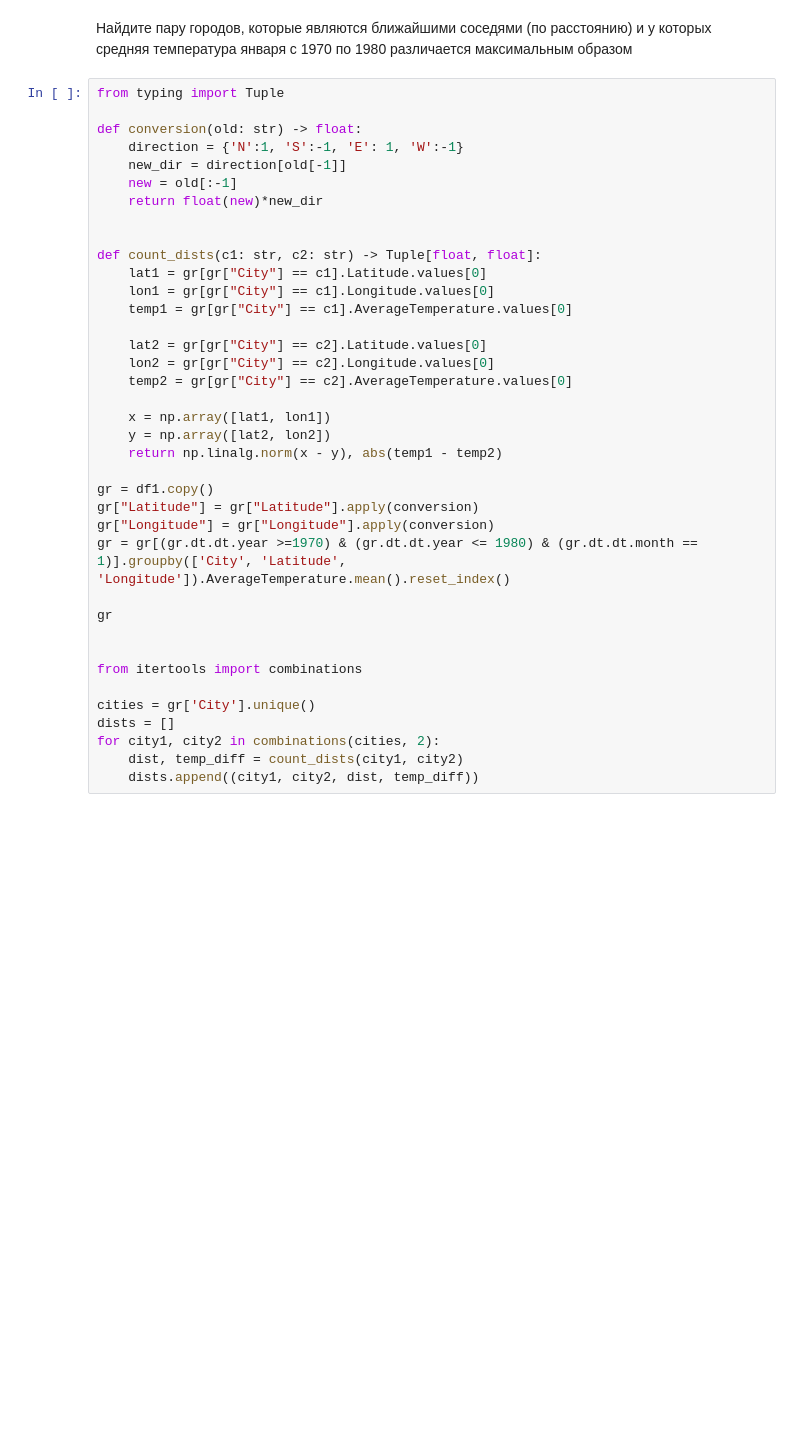
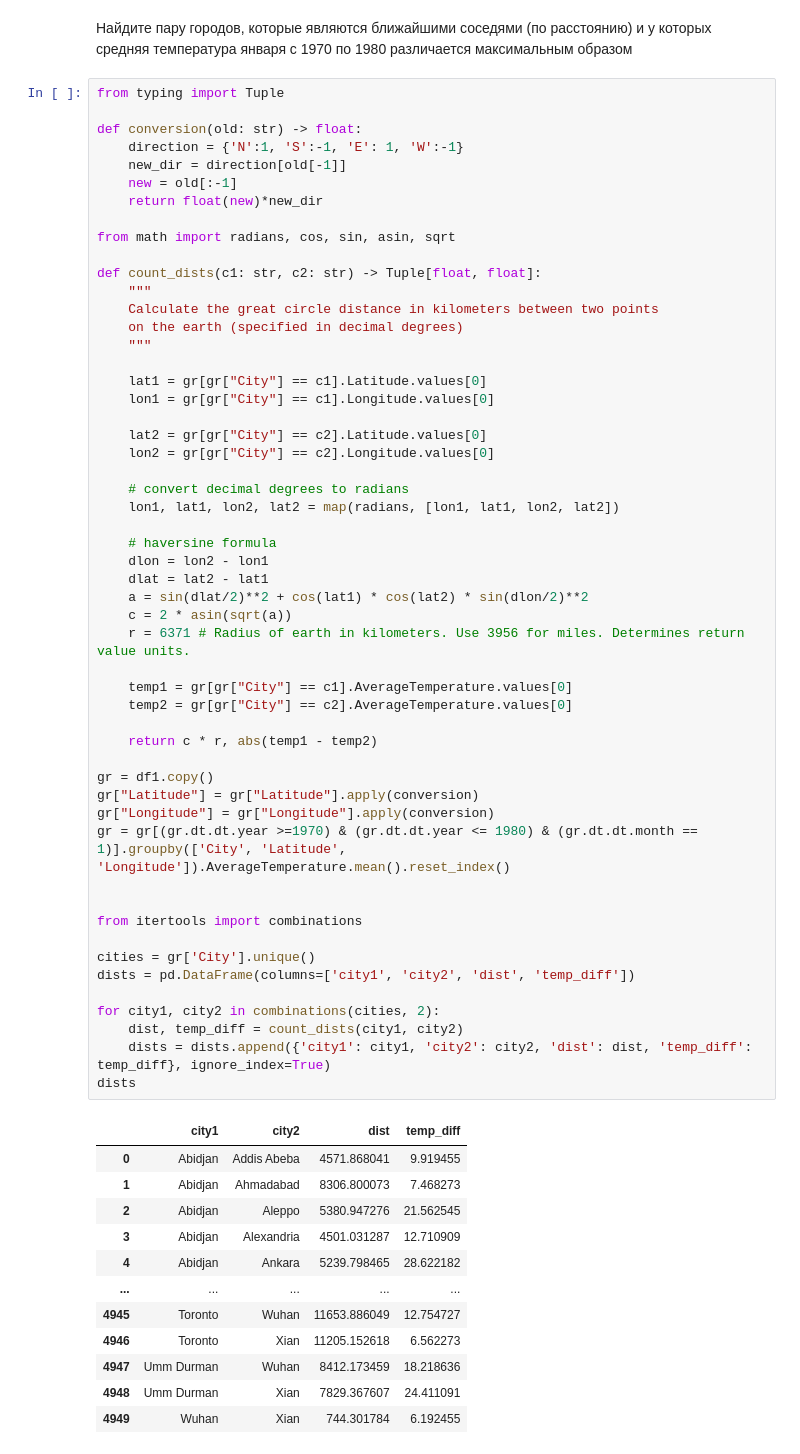
Before and after one commit to 4eckah78/python_2022_practice, a Jupyter notebook: Task_3.ipynb, the cells around one changed output. Saved outputs shown, nothing was run; the diff lists cells and outputs as text; blank space fills up the shorter version.

```diff
--- a/Task_3.ipynb
+++ b/Task_3.ipynb
@@ -291,38 +291,66 @@ https://github.com/4eckah78/typical_python_project
 # %%
 from typing import Tuple
 
 def conversion(old: str) -> float:
     direction = {'N':1, 'S':-1, 'E': 1, 'W':-1}
     new_dir = direction[old[-1]]
     new = old[:-1]
     return float(new)*new_dir
 
+from math import radians, cos, sin, asin, sqrt
 
 def count_dists(c1: str, c2: str) -> Tuple[float, float]:
+    """
+    Calculate the great circle distance in kilometers between two points
+    on the earth (specified in decimal degrees)
+    """
+
     lat1 = gr[gr["City"] == c1].Latitude.values[0]
     lon1 = gr[gr["City"] == c1].Longitude.values[0]
-    temp1 = gr[gr["City"] == c1].AverageTemperature.values[0]
 
     lat2 = gr[gr["City"] == c2].Latitude.values[0]
     lon2 = gr[gr["City"] == c2].Longitude.values[0]
+
+    # convert decimal degrees to radians
+    lon1, lat1, lon2, lat2 = map(radians, [lon1, lat1, lon2, lat2])
+
+    # haversine formula
+    dlon = lon2 - lon1
+    dlat = lat2 - lat1
+    a = sin(dlat/2)**2 + cos(lat1) * cos(lat2) * sin(dlon/2)**2
+    c = 2 * asin(sqrt(a))
+    r = 6371 # Radius of earth in kilometers. Use 3956 for miles. Determines return value units.
+
+    temp1 = gr[gr["City"] == c1].AverageTemperature.values[0]
     temp2 = gr[gr["City"] == c2].AverageTemperature.values[0]
 
-    x = np.array([lat1, lon1])
-    y = np.array([lat2, lon2])
-    return np.linalg.norm(x - y), abs(temp1 - temp2)
+    return c * r, abs(temp1 - temp2)
 
 gr = df1.copy()
 gr["Latitude"] = gr["Latitude"].apply(conversion)
 gr["Longitude"] = gr["Longitude"].apply(conversion)
 gr = gr[(gr.dt.dt.year >=1970) & (gr.dt.dt.year <= 1980) & (gr.dt.dt.month == 1)].groupby(['City', 'Latitude', 'Longitude']).AverageTemperature.mean().reset_index()
 
-gr
-
 
 from itertools import combinations
 
 cities = gr['City'].unique()
-dists = []
+dists = pd.DataFrame(columns=['city1', 'city2', 'dist', 'temp_diff'])
+
 for city1, city2 in combinations(cities, 2):
     dist, temp_diff = count_dists(city1, city2)
-    dists.append((city1, city2, dist, temp_diff))
+    dists = dists.append({'city1': city1, 'city2': city2, 'dist': dist, 'temp_diff': temp_diff}, ignore_index=True)
+dists
+# %% [output]
+|  | city1 | city2 | dist | temp_diff |
+| 0 | Abidjan | Addis Abeba | 4571.868041 | 9.919455 |
+| 1 | Abidjan | Ahmadabad | 8306.800073 | 7.468273 |
+| 2 | Abidjan | Aleppo | 5380.947276 | 21.562545 |
+| 3 | Abidjan | Alexandria | 4501.031287 | 12.710909 |
+| 4 | Abidjan | Ankara | 5239.798465 | 28.622182 |
+| ... | ... | ... | ... | ... |
+| 4945 | Toronto | Wuhan | 11653.886049 | 12.754727 |
+| 4946 | Toronto | Xian | 11205.152618 | 6.562273 |
+| 4947 | Umm Durman | Wuhan | 8412.173459 | 18.218636 |
+| 4948 | Umm Durman | Xian | 7829.367607 | 24.411091 |
+| 4949 | Wuhan | Xian | 744.301784 | 6.192455 |
```
Also changed, not shown: parts of 5 cells of this notebook.
